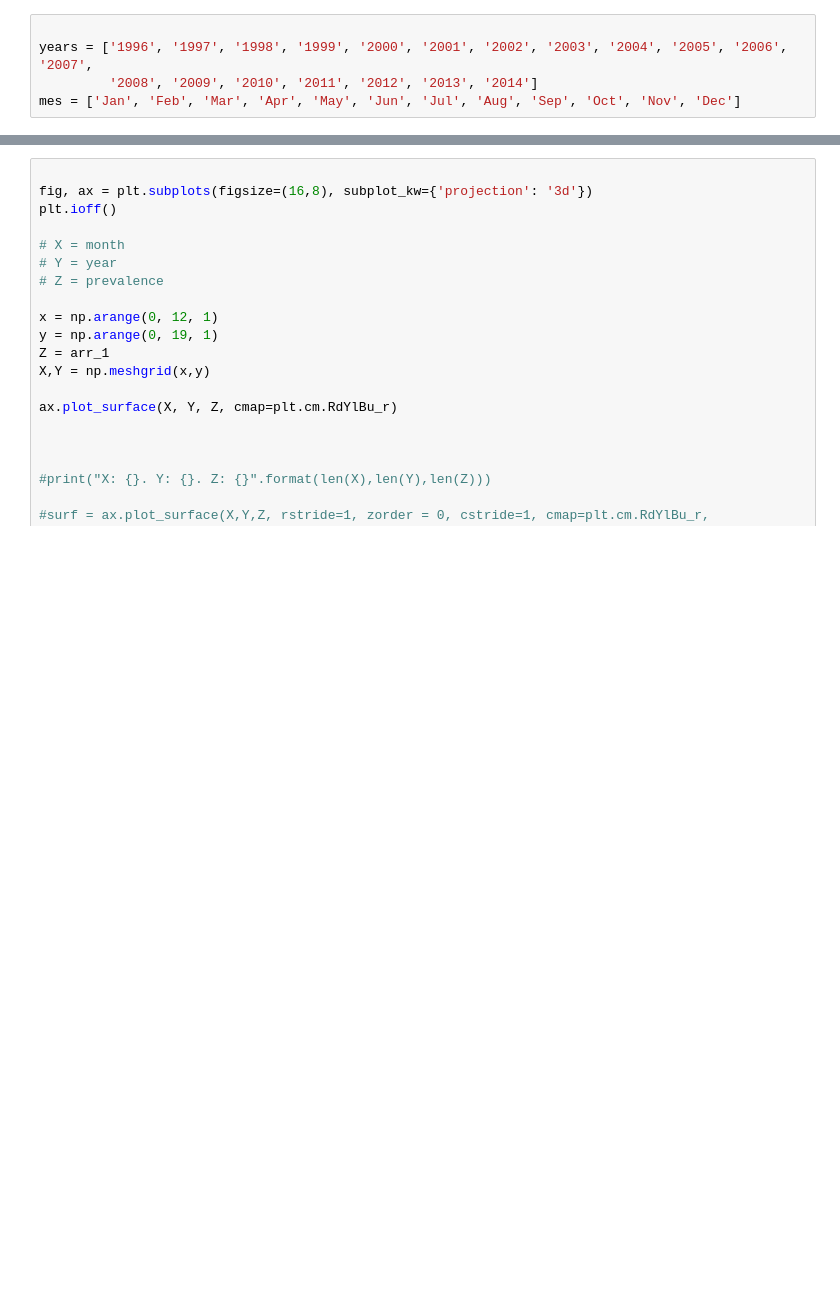
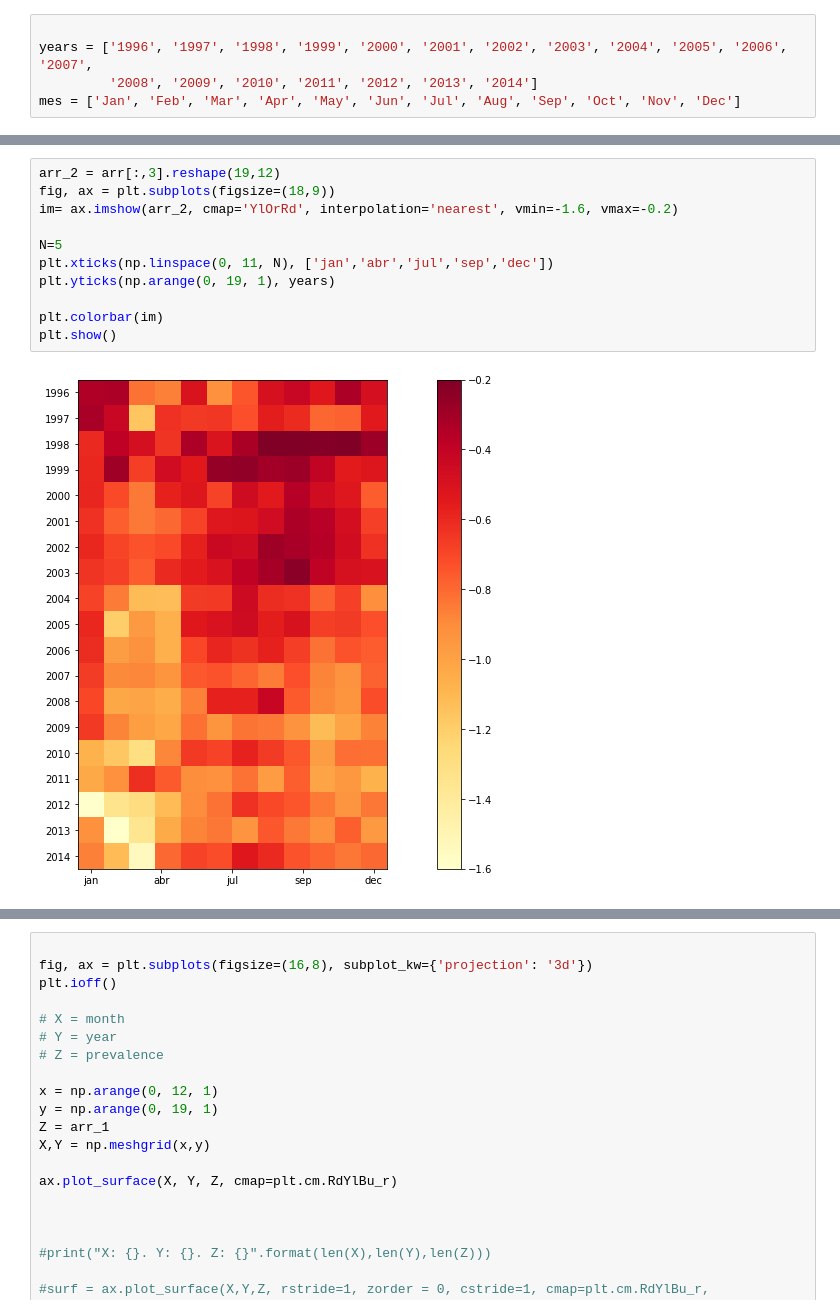
Before and after one commit to castorgit/Predictive_Analytics, a Jupyter notebook: Malaria_model/01_Malaria_file_analysis.ipynb, the cells around one changed output, grey strips where cells are left out. Drawn from its saved outputs; the diff is of its cells as text; blank space fills up the shorter version.

```diff
--- a/Malaria_model/01_Malaria_file_analysis.ipynb
+++ b/Malaria_model/01_Malaria_file_analysis.ipynb
@@ -84,0 +56,13 @@ plt.show()
+# %%
+arr_2 = arr[:,3].reshape(19,12)
+fig, ax = plt.subplots(figsize=(18,9))
+im= ax.imshow(arr_2, cmap='YlOrRd', interpolation='nearest', vmin=-1.6, vmax=-0.2)
+
+N=5
+plt.xticks(np.linspace(0, 11, N), ['jan','abr','jul','sep','dec'])
+plt.yticks(np.arange(0, 19, 1), years)
+
+plt.colorbar(im)
+plt.show()
+# %% [output]
+[figure, added]
```
Also changed, not shown: parts of 5 cells of this notebook.
